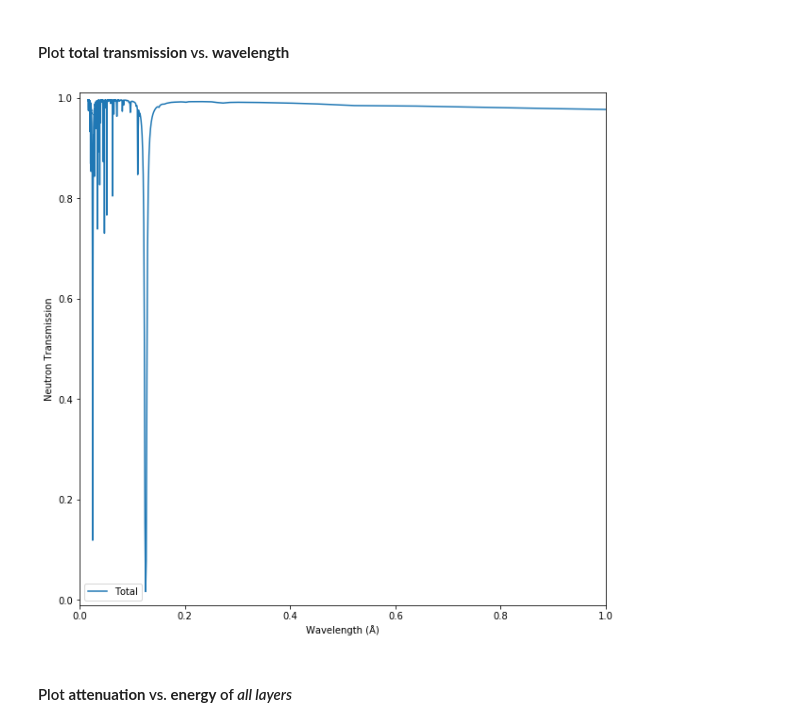
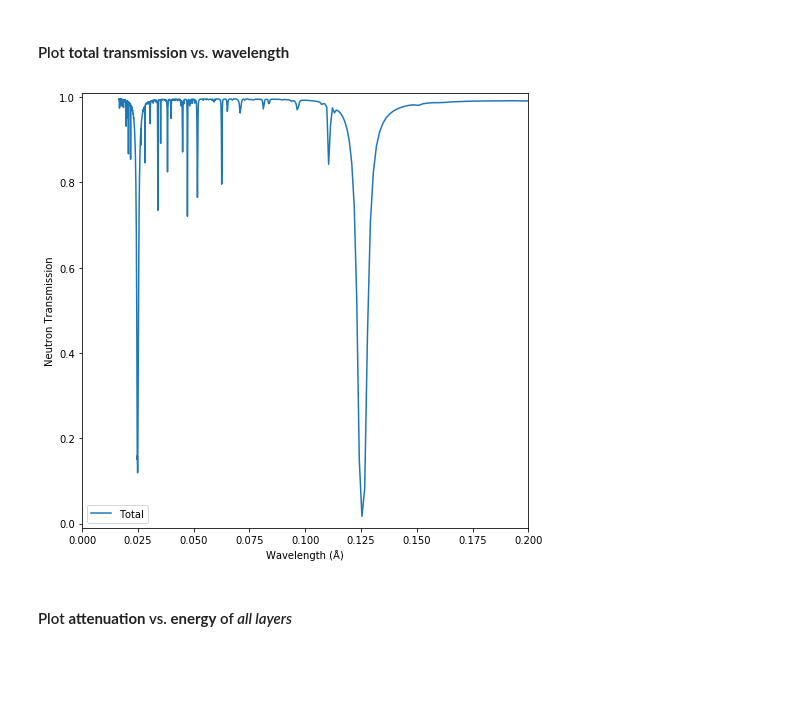
Before and after one commit to ornlneutronimaging/ImagingReso, a Jupyter notebook: documentation/source/tutorial.ipynb, the cells around one changed output. Cells and saved outputs as stored; diff of their text form; code cells hidden in the pictures; blank space fills up the shorter version.

Commit message:
added options to select max lambda for display and updated docs

```diff
--- a/documentation/source/tutorial.ipynb
+++ b/documentation/source/tutorial.ipynb
@@ -344,9 +343,9 @@ o_reso.plot(mixed=True, transmission=True)
 # %% [markdown]
 #### Plot **total transmission** vs. **wavelength**
 # %%
-o_reso.plot(x_axis='lambda', mixed=True, transmission=True)
+o_reso.plot(x_axis='lambda', mixed=True, transmission=True, lambda_max_angstroms=0.2)
 # %% [output]
-[figure, old version]
+[figure, new version]
 # %% [markdown]
 #### Plot **attenuation** vs. **energy** of *all layers*
 # %%
```
Also changed, not shown: parts of 10 cells of this notebook, 2 other files.
